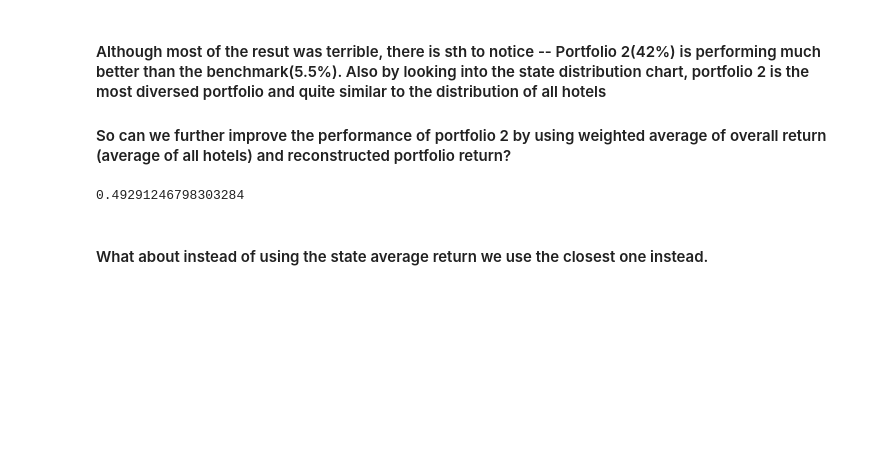
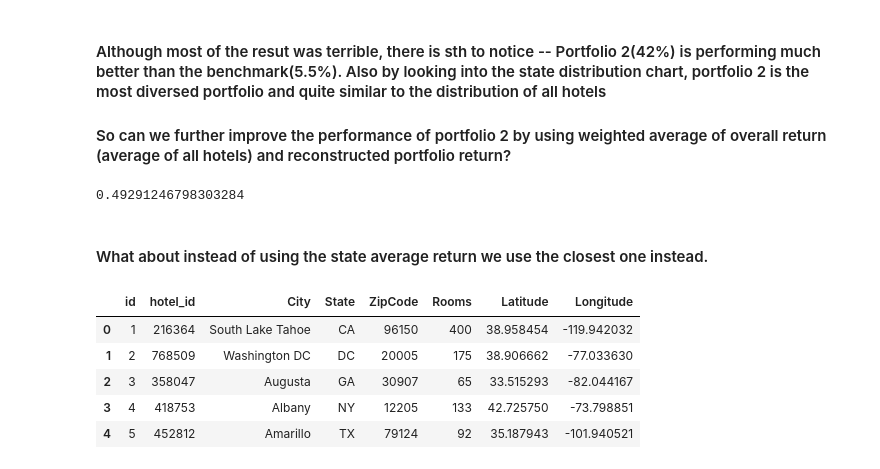
Before and after one commit to MaxwellLZH/BigByteInsight, a Jupyter notebook: HomeChallenge/r2/Geo_plotting.ipynb, the cells around one changed output. Saved outputs shown, nothing was run; the diff lists cells and outputs as text; code cells hidden in the pictures; blank space fills up the shorter version.

```diff
--- a/HomeChallenge/r2/Geo_plotting.ipynb
+++ b/HomeChallenge/r2/Geo_plotting.ipynb
@@ -222,3 +222,12 @@ R_square(res, true_quarter_change[p])
 0.49291246798303284
 # %% [markdown]
 #### What about instead of using the state average return we use the  closest one instead.
+# %%
+hotel.head()
+# %% [output]
+|  | id | hotel_id | City | State | ZipCode | Rooms | Latitude | Longitude |
+| 0 | 1 | 216364 | South Lake Tahoe | CA | 96150 | 400 | 38.958454 | -119.942032 |
+| 1 | 2 | 768509 | Washington DC | DC | 20005 | 175 | 38.906662 | -77.033630 |
+| 2 | 3 | 358047 | Augusta | GA | 30907 | 65 | 33.515293 | -82.044167 |
+| 3 | 4 | 418753 | Albany | NY | 12205 | 133 | 42.725750 | -73.798851 |
+| 4 | 5 | 452812 | Amarillo | TX | 79124 | 92 | 35.187943 | -101.940521 |
```
Also changed, not shown: 1 other file.
